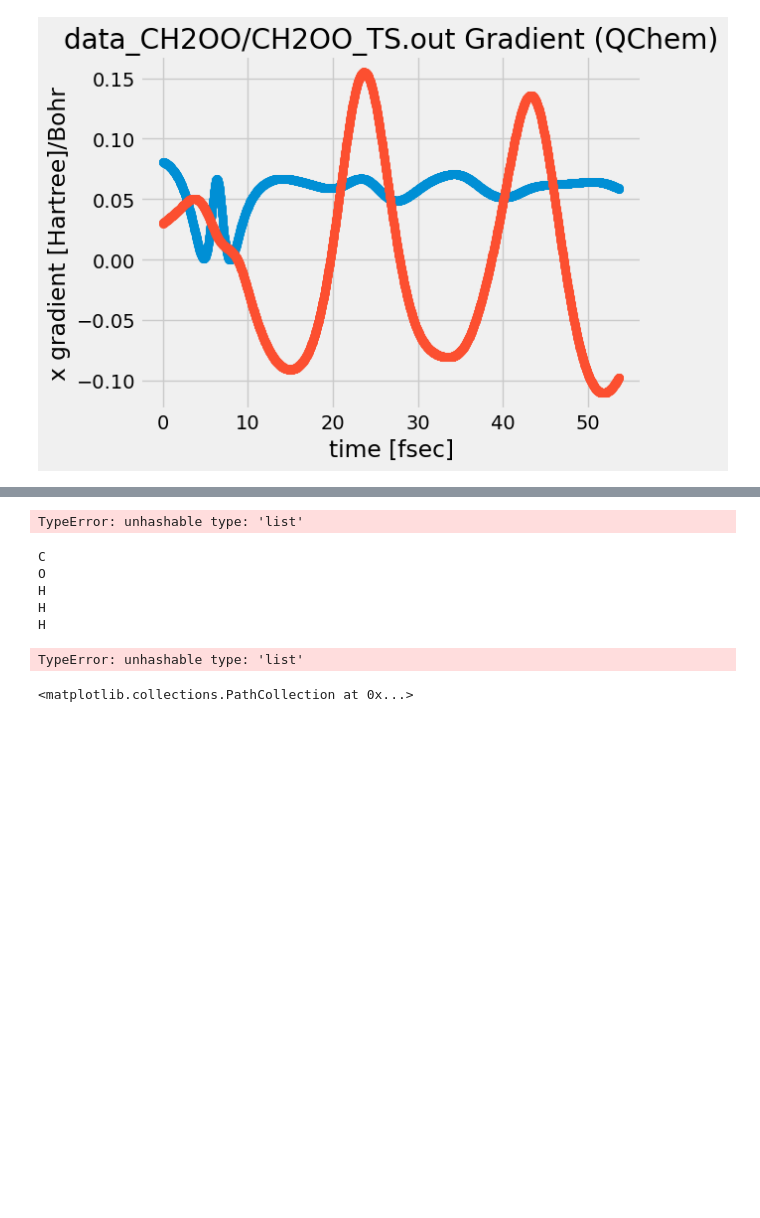
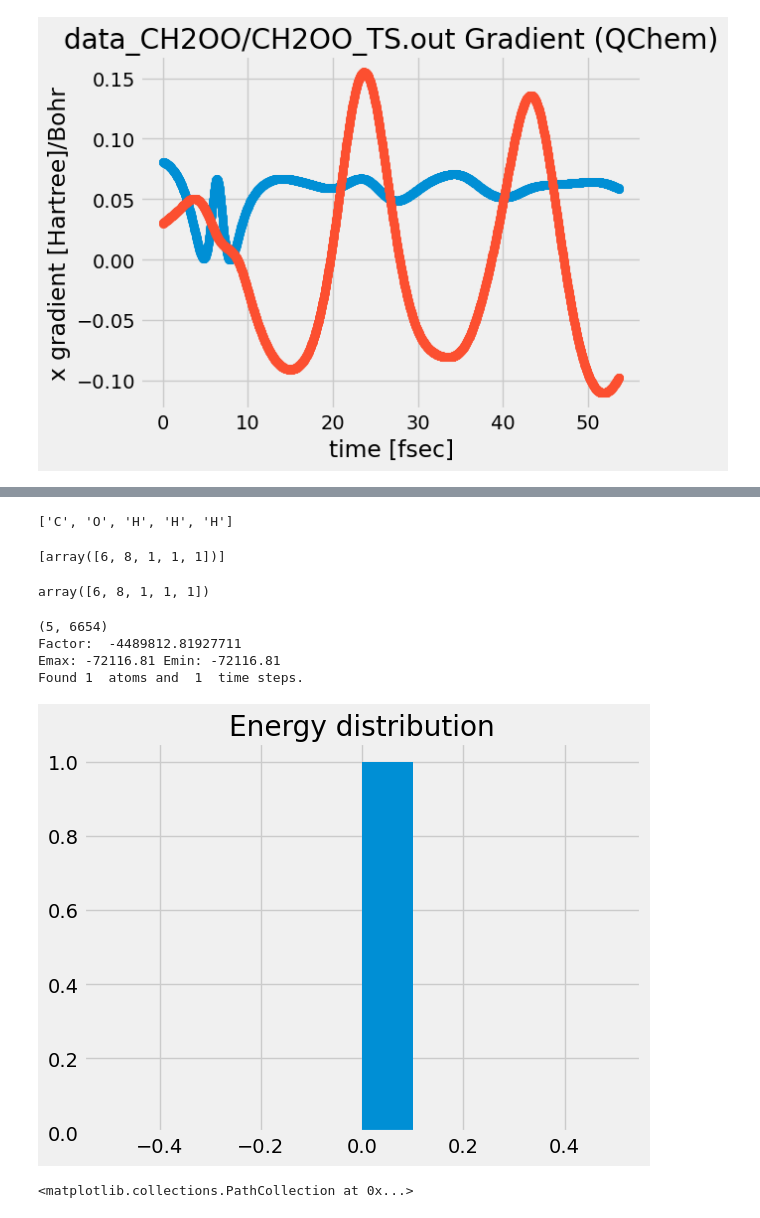
Before and after one commit to laserchemist/MD_MLPES, a Jupyter notebook: code/QChem_read.ipynb, the cells around one changed output, grey strips where cells are left out. Drawn from its saved outputs; the diff is of its cells as text; code cells hidden in the pictures; blank space fills up the shorter version.

```diff
--- a/code/QChem_read.ipynb
+++ b/code/QChem_read.ipynb
@@ -150,7 +150,10 @@ def write_exyz(atoms,energy,coord,filename):
 # %%
 def prep_sgdml(R,atoms,E,F):
     z=[]
-    z.append(io._z_str_to_z_dict[atoms[0]])
+
+    atomlist=list(a[0] for a in  atoms[0:-1][0])
+    z.append(io.z_str_to_z(atomlist))
+    n_atoms = len(z)
     F = np.hstack(F)
     fshape = np.shape(F)
     ts = int(fshape[0]/(n_atoms*3))
@@ -190,13 +257,16 @@ Completed read of file
+# %%
+list(a[0] for a in  atoms[0:-1][0])
+# %% [output]
+['C', 'O', 'H', 'H', 'H']
+# %%
+test_atoms = ['C', 'O', 'H', 'H', 'H']
+z=[]
+atomlist=list(a[0] for a in  test_atoms[0:-1][0])
+z.append(io.z_str_to_z(test_atoms))
+z
+# %% [output]
+[array([6, 8, 1, 1, 1])]
 # %%
-io._z_str_to_z_dict[atoms[0][0]]
+io.z_str_to_z(test_atoms)
 # %% [output]
-TypeError: unhashable type: 'list'
+array([6, 8, 1, 1, 1])
-# %%
-for item, z in enumerate(atoms[0]):
-    print(z[0])
-# %% [output]
-C
-O
-H
-H
-H
@@ -205,7 +273,11 @@ list(s*(1.0) for s in list(map(float, [0:natom])))
 # %%
-R, z, E, F = prep_sgdml(coord, atoms[0],energy,grad)
+R, z, E, F = prep_sgdml(coord, atoms,energy,grad)
 # %% [output]
-TypeError: unhashable type: 'list'
+(5, 6654)
+Factor:  -4489812.81927711
+Emax: -72116.81 Emin: -72116.81
+Found 1  atoms and  1  time steps.
+[figure, added]
 # %%
 len(energy), len(time)
 # %%
```
Also changed, not shown: parts of 5 cells of this notebook, 2 other files.
